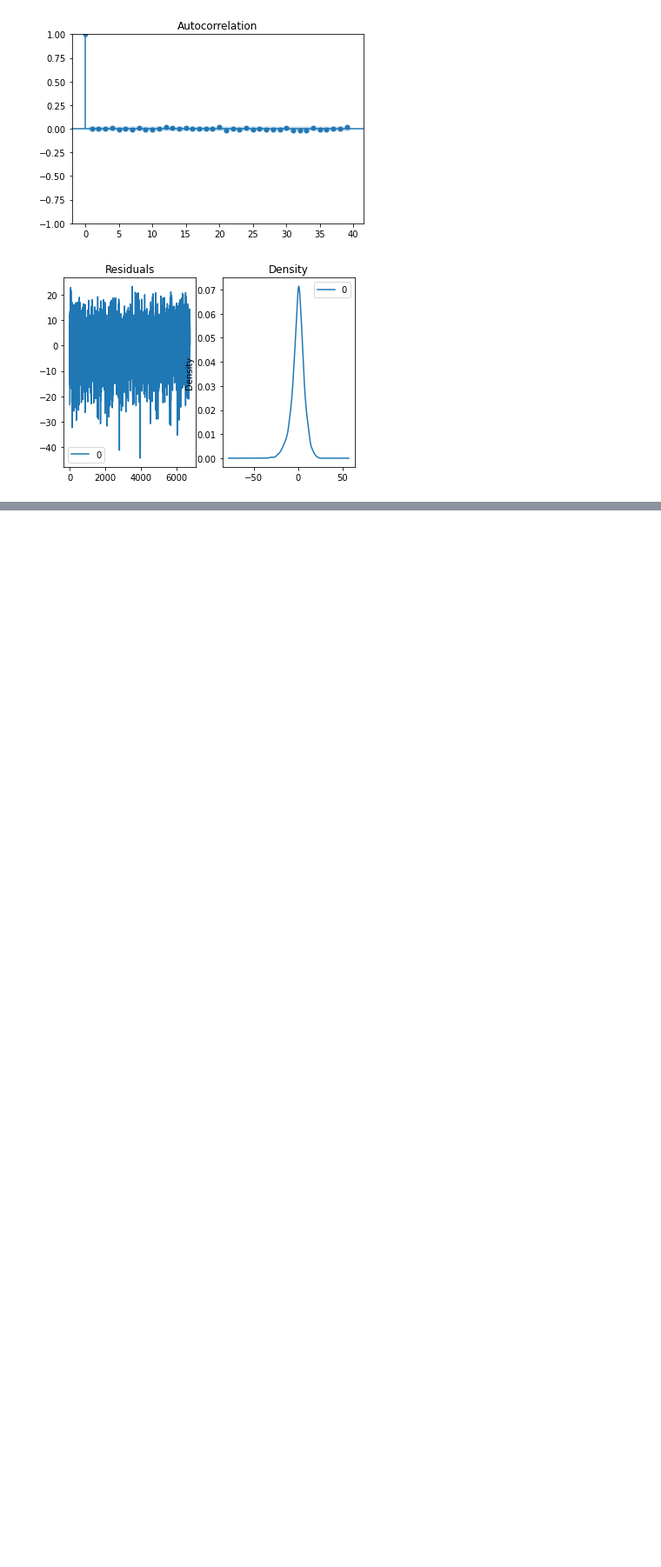
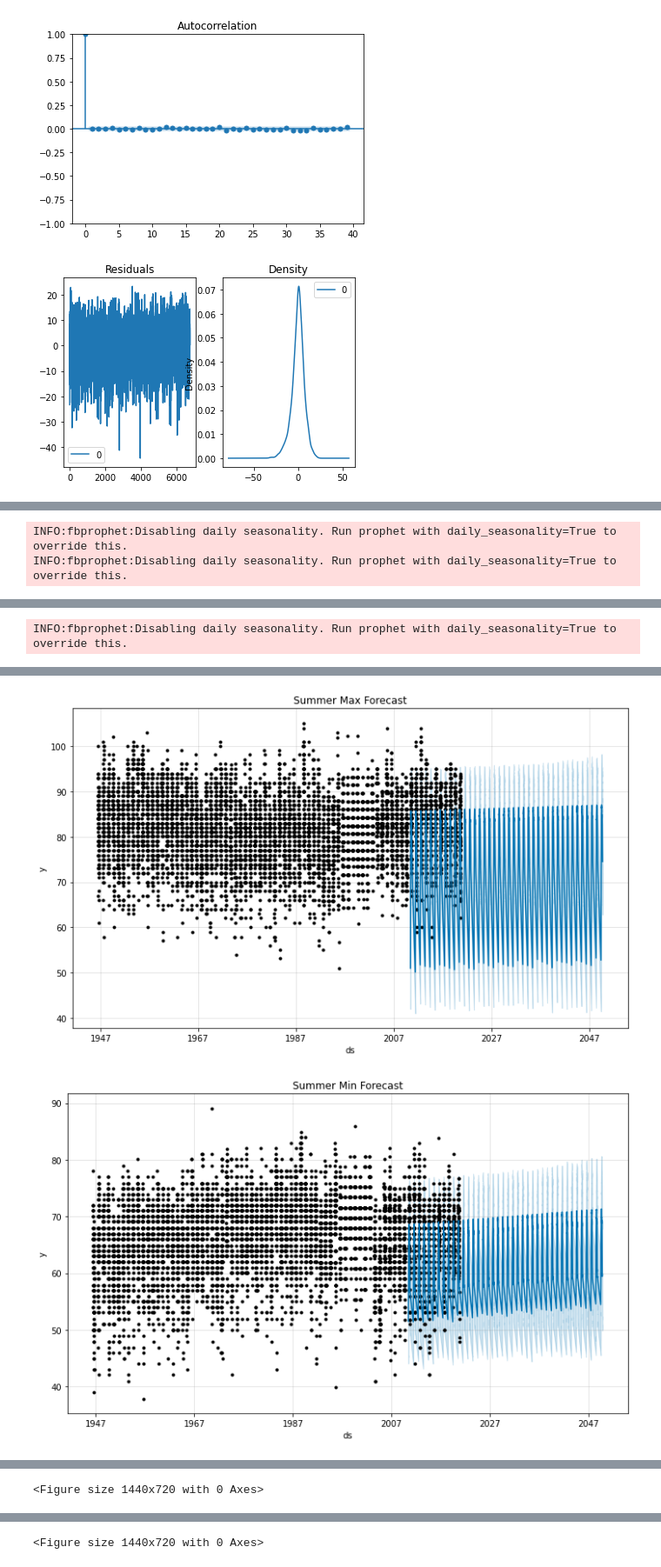
Before and after one commit to gk400/418-final-project, a Jupyter notebook: gurleen.ipynb, the cells around one changed output, grey strips where cells are left out. Shown at 87% size. Drawn from its saved outputs; the diff is of its cells as text; code cells hidden in the pictures; blank space fills up the shorter version.

```diff
--- a/gurleen.ipynb
+++ b/gurleen.ipynb
@@ -312,0 +366,73 @@ plt.plot(results_ARIMA.fittedvalues, color='red')
+# %%
+# summer forecasts
+
+# define the model
+summer_max_model = Prophet()
+summer_min_model = Prophet()
+summer_avg_model = Prophet()
+
+# fit the model
+summer_max_df = summer_df[['date', 'max']]
+summer_max_df.set_index('date', inplace = True)
+summer_max_df['ds'] = summer_max_df.index
+summer_max_df.columns = ['y', 'ds']
+summer_max_model.fit(summer_max_df)
+
+summer_min_df = summer_df[['date', 'min']]
+summer_min_df.set_index('date', inplace = True)
+summer_min_df['ds'] = summer_min_df.index
+summer_min_df.columns = ['y', 'ds']
+summer_min_model.fit(summer_min_df)
+
+summer_avg_df = summer_df[['date', 'avg']]
+summer_avg_df.set_index('date', inplace = True)
+summer_avg_df['ds'] = summer_avg_df.index
+summer_avg_df.columns = ['y', 'ds']
+summer_avg_model.fit(summer_avg_df)
+
+summer_months = [6, 7, 8, 9]
+summer_max_future = prediction_dates(summer_months)
+summer_min_future = prediction_dates(summer_months)
+summer_avg_future = prediction_dates(summer_months)
+
+summer_max_future = pd.DataFrame(summer_max_future)
+summer_min_future = pd.DataFrame(summer_min_future)
+summer_avg_future = pd.DataFrame(summer_avg_future)
+
+summer_max_future.columns = ['ds']
+summer_min_future.columns = ['ds']
+summer_avg_future.columns = ['ds']
+
+summer_max_future['ds']= pd.to_datetime(summer_max_future['ds'], format='%Y-%m-%d')
+summer_min_future['ds']= pd.to_datetime(summer_min_future['ds'], format='%Y-%m-%d')
+summer_avg_future['ds']= pd.to_datetime(summer_avg_future['ds'], format='%Y-%m-%d')
+
+# use the model to make a forecast
+summer_max_forecast = summer_max_model.predict(summer_max_future)
+summer_min_forecast = summer_min_model.predict(summer_min_future)
+summer_avg_forecast = summer_avg_model.predict(summer_avg_future)
+
+# plot forecast
+summer_max_model.plot(summer_max_forecast)
+plt.title("Summer Max Forecast")
+summer_min_model.plot(summer_min_forecast)
+plt.title("Summer Min Forecast")
+summer_avg_model.plot(summer_avg_forecast)
+plt.title("Summer Avg Forecast")
+plt.show()
+
+# plot difference between yhat_upper and yhat_lower
+plt.plot(summer_max_forecast['ds'], summer_max_forecast['yhat_upper'] - summer_max_forecast['yhat_lower'])
+plt.title("Range of Summer Max Forecast")
+plt.figure(figsize=(20,10))
+
+plt.plot(summer_min_forecast['ds'], summer_min_forecast['yhat_upper'] - summer_min_forecast['yhat_lower'])
+plt.title("Range of Summer Min Forecast")
+plt.figure(figsize=(20,10))
+
+plt.plot(summer_avg_forecast['ds'], summer_avg_forecast['yhat_upper'] - summer_avg_forecast['yhat_lower'])
+plt.title("Range of Summer Avg Forecast")
+plt.figure(figsize=(20,10))
+# %% [output]
+INFO:fbprophet:Disabling daily seasonality. Run prophet with daily_seasonality=True to override this.
+INFO:fbprophet:Disabling daily seasonality. Run prophet with daily_seasonality=True to override this.
@@ -312,0 +456 @@ plt.plot(results_ARIMA.fittedvalues, color='red')
+INFO:fbprophet:Disabling daily seasonality. Run prophet with daily_seasonality=True to override this.
@@ -312,0 +474,2 @@ plt.plot(results_ARIMA.fittedvalues, color='red')
+[figure, added]
+[figure, added]
@@ -312,0 +477 @@ plt.plot(results_ARIMA.fittedvalues, color='red')
+<Figure size 1440x720 with 0 Axes>
@@ -312,0 +481 @@ plt.plot(results_ARIMA.fittedvalues, color='red')
+<Figure size 1440x720 with 0 Axes>
```
Also changed, not shown: parts of 4 cells of this notebook.
